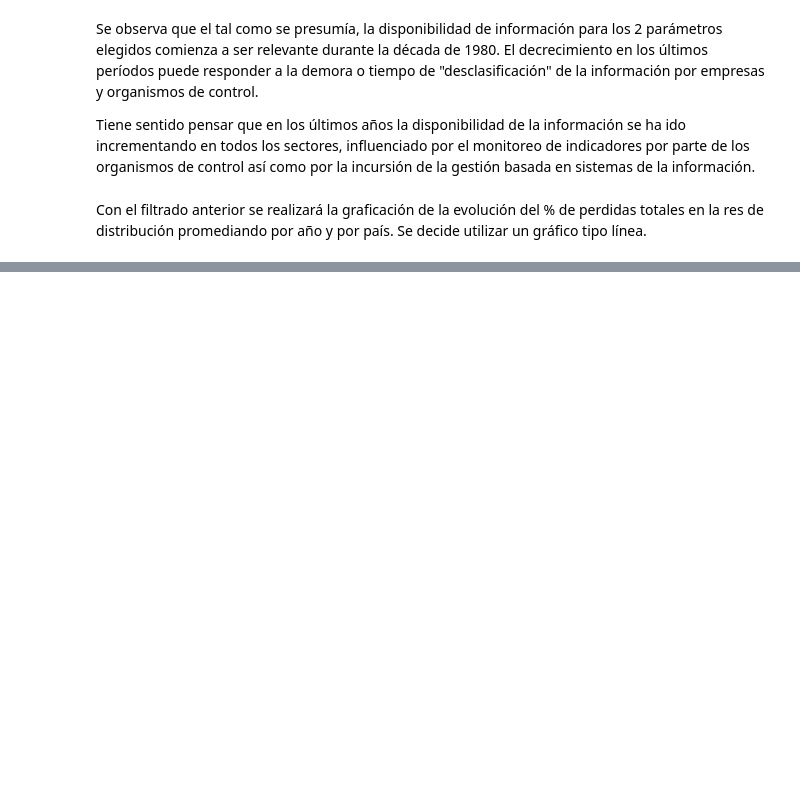
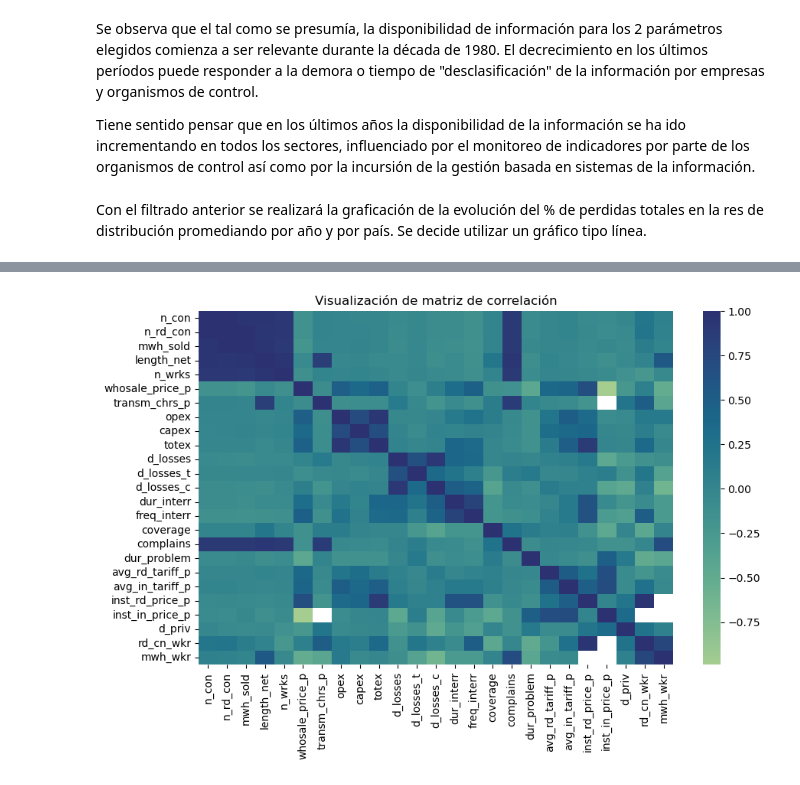
Before and after one commit to marvinx2022/Data_Science_entrega_I, a Jupyter notebook: PROYECTO_DS_PARTEI+CRUZ.ipynb, the cells around one changed output, grey strips where cells are left out. Cells and saved outputs as stored; diff of their text form; code cells hidden in the pictures; blank space fills up the shorter version.

```diff
--- a/PROYECTO_DS_PARTEI+CRUZ.ipynb
+++ b/PROYECTO_DS_PARTEI+CRUZ.ipynb
@@ -331,0 +382,6 @@ fig.autofmt_xdate(rotation=90)
+# %%
+#Creamos en heat map para verificar
+
+corr_gr=sns.heatmap(df.corr(),  cmap="crest").set(xlabel="", ylabel="", title="Visualización de matriz de correlación")
+# %% [output]
+[figure, added]
```
Also changed, not shown: parts of 51 cells of this notebook.
